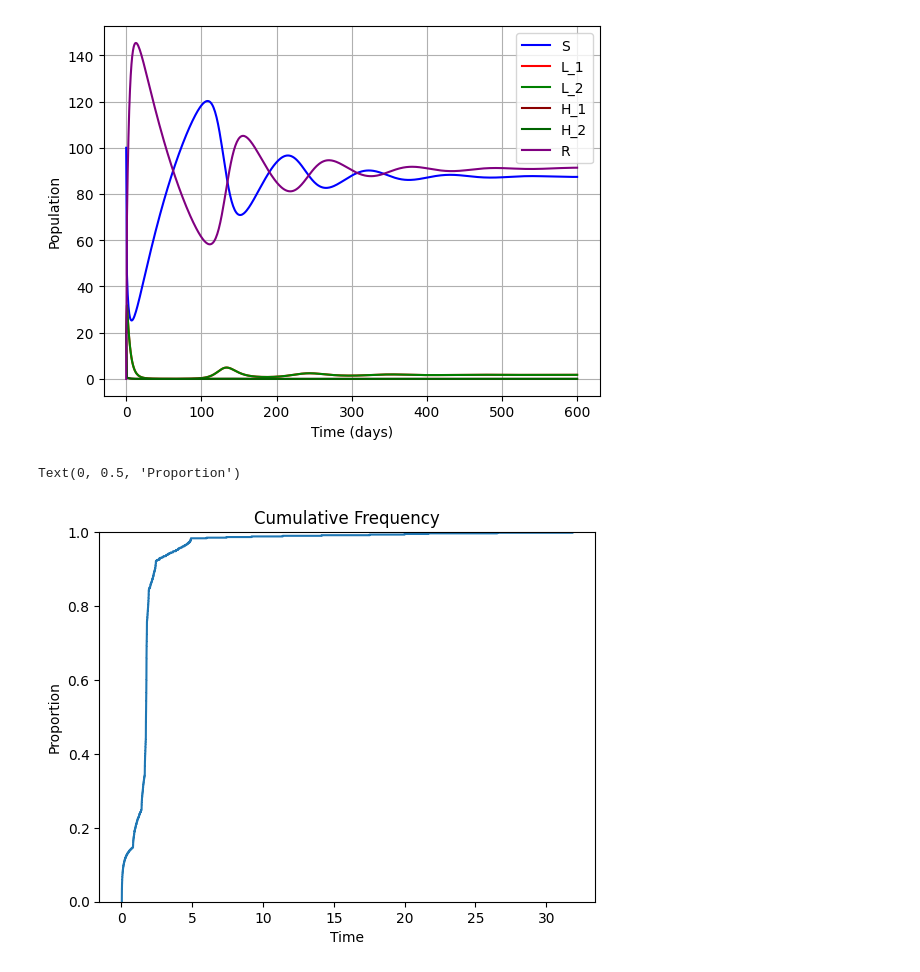
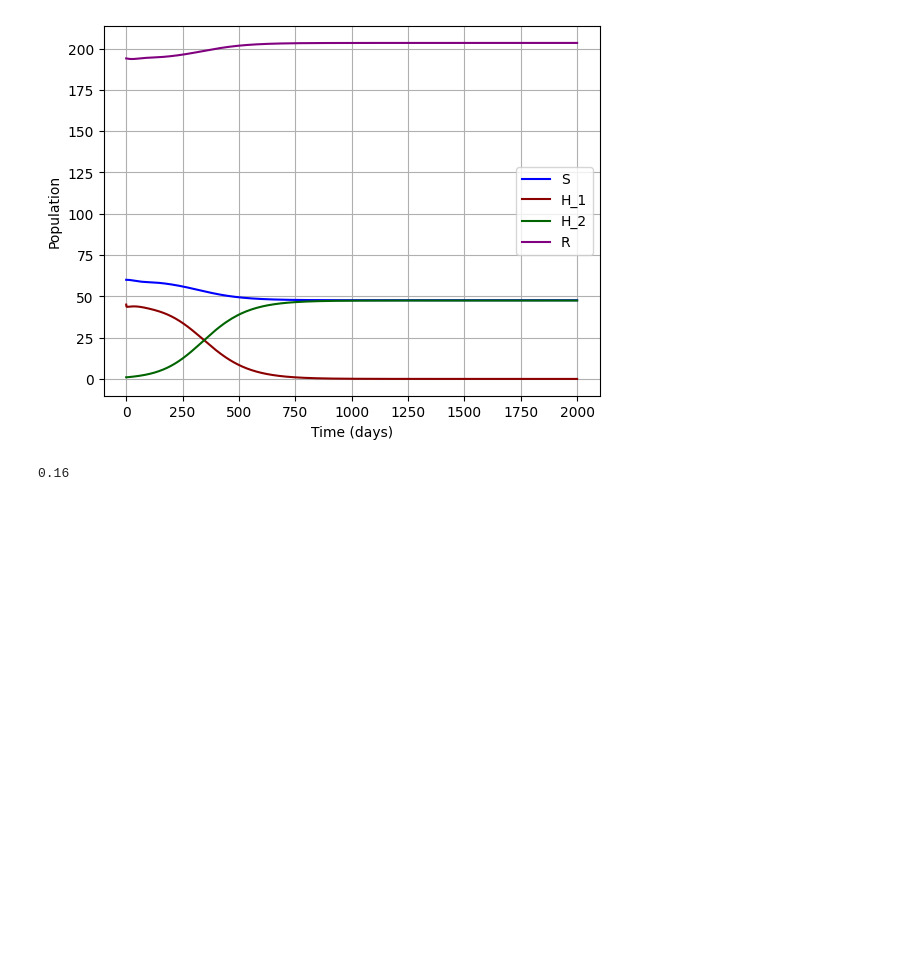
Before and after one commit to mcouture695/gt-quorumsensing-26, a Jupyter notebook: two-strain-slhr.ipynb, the cells around one changed output. Drawn from its saved outputs; the diff is of its cells as text; code cells hidden in the pictures; blank space fills up the shorter version.

```diff
--- a/two-strain-slhr.ipynb
+++ b/two-strain-slhr.ipynb
@@ -157,72 +143,87 @@ R0: 3.4281694622740746
 Lambda = .01
 mu = 0.0000333333 #1/lifespan of person
 #infection rates
-beta_1 = 0.24
-beta_2 = 0.24
+beta_1 = 0.24/(Lambda/mu)
+beta_2 = 0.3/(Lambda/mu)
 #eta_1 = 0
 #eta_2 = 0
 
 #progression rates
-alpha_1 = 2/7
-alpha_2 = 2/7
+alpha_1 = 1.46
+alpha_2 = 1.46
 #alpha = 1
 
 #competition: w = weight, relative competitive advantage of both strains + probability of being infected with the other
-
-w_1 = beta_1*(alpha_1/(alpha_1 + alpha_2))
-w_2 = beta_2*(alpha_2/(alpha_1 + alpha_2))
+c_1 = 0.5
+c_2 = 1-c_1
+w_1 = beta_1*c_1 #(alpha_1/(alpha_1 + alpha_2))
+w_2 = beta_2*c_2 #(alpha_2/(alpha_1 + alpha_2))
 
 #recovery rates
-gamma_1 = 21
-gamma_2 = 21
+gamma_1 = 1/21
+gamma_2 = 1/21
 
 iota = 1/90
 
 # we have removed the L_12 compartment, and instead have people who move directly from L_1 or L_2 to H_1 or H_2
+# def model(t, state):
+#     S, L_1, L_2, H_1, H_2, R = state
+#     dSdt = Lambda - beta_1*S*H_1 - beta_2*S*H_2 - mu*S + iota*R
+#     dL_1dt = beta_1*S*H_1 - w_2*L_1*H_2 - alpha_1*L_1 - mu*L_1
+#     dL_2dt = beta_2*S*H_2 - w_1*L_2*H_1 - alpha_2*L_2 - mu*L_2
+#     dH_1dt = alpha_1*L_1 + w_1*L_2*H_1 - gamma_1*H_1 - mu*H_1 #NOTE respective alpha added to L_12 coeff. to let c be a proportionality constant
+#     dH_2dt = alpha_2*L_2 + w_2*L_1*H_2 - gamma_2*H_2 - mu*H_2  #NOTE respective alpha added to L_12 coeff. to let c be a proportionality constant
+#     dRdt = gamma_1*H_1 + gamma_2*H_2 - mu*R - iota*R
+#     return [dSdt, dL_1dt, dL_2dt, dH_1dt, dH_2dt, dRdt]
+
 def model(t, state):
     S, L_1, L_2, H_1, H_2, R = state
-    dSdt = Lambda - beta_1*S*H_1 - beta_2*S*H_2 - mu*S + iota*R
-    dL_1dt = beta_1*S*H_1 - w_2*L_1*H_2 - alpha_1*L_1 - mu*L_1
-    dL_2dt = beta_2*S*H_2 - w_1*L_2*H_1 - alpha_2*L_2 - mu*L_2
-    dH_1dt = alpha_1*L_1 + w_1*L_2*H_1 - gamma_1*H_1 - mu*H_1 #NOTE respective alpha added to L_12 coeff. to let c be a proportionality constant
-    dH_2dt = alpha_2*L_2 + w_2*L_1*H_2 - gamma_2*H_2 - mu*H_2  #NOTE respective alpha added to L_12 coeff. to let c be a proportionality constant
-    dRdt = gamma_1*H_1 + gamma_2*H_2 - mu*R - iota*R
+    dSdt = - beta_1*S*H_1 - beta_2*S*H_2 + iota*R
+    dL_1dt = beta_1*S*H_1 - w_2*L_1*H_2 - alpha_1*L_1
+    dL_2dt = beta_2*S*H_2 - w_1*L_2*H_1 - alpha_2*L_2
+    dH_1dt = alpha_1*L_1 + w_1*L_2*H_1 - gamma_1*H_1 #NOTE respective alpha added to L_12 coeff. to let c be a proportionality constant
+    dH_2dt = alpha_2*L_2 + w_2*L_1*H_2 - gamma_2*H_2 #NOTE respective alpha added to L_12 coeff. to let c be a proportionality constant
+    dRdt = gamma_1*H_1 + gamma_2*H_2 - iota*R
     return [dSdt, dL_1dt, dL_2dt, dH_1dt, dH_2dt, dRdt]
 
-t_span = (0, 600)
-initial = (100, 20, 20, 20, 20, 0)
+t_span = (0, 2000)
+initial = (60, 0, 0, 45, 1, 194)
 
-t_evaluate = np.linspace(0, 600, 600)
+t_evaluate = np.linspace(0, 2000, 2000)
 
 sol = solve_ivp(fun = model, t_span = t_span, y0 = initial, method = 'RK45', t_eval = t_evaluate)
 
 
 plt.plot(sol.t, sol.y[0], label='S', color='blue')
-plt.plot(sol.t, sol.y[1], label='L_1', color='red')
-plt.plot(sol.t, sol.y[2], label='L_2', color='green')
+#plt.plot(sol.t, sol.y[1], label='L_1', color='red')
+#plt.plot(sol.t, sol.y[2], label='L_2', color='green')
 #plt.plot(sol.t, sol.y[3], label='L_12', color='orange')
 plt.plot(sol.t, sol.y[3], label='H_1', color='darkred')
 plt.plot(sol.t, sol.y[4], label='H_2', color='darkgreen')
 plt.plot(sol.t, sol.y[5], label='R', color='purple')
 plt.xlabel('Time (days)')
 plt.ylabel('Population')
 plt.legend()
 plt.grid(True)
 plt.show()
 
-data = sol.y[2]
-fig, ax = plt.subplots()
+# data = sol.y[2]
+# fig, ax = plt.subplots()
 
-# Plot the exact cumulative curve
-ax.ecdf(data, label="Cumulative Incidence")
+# # Plot the exact cumulative curve
+# ax.ecdf(data, label="Cumulative Incidence")
 
-ax.set_title("Cumulative Frequency")
-ax.set_xlabel("Time")
-ax.set_ylabel("Proportion")
+# ax.set_title("Cumulative Frequency")
+# ax.set_xlabel("Time")
+# ax.set_ylabel("Proportion")
 
 #print(sol.y[1])
 #print(sol.y[3])
 # %% [output]
-[figure, old version]
+[figure, new version]
-Text(0, 0.5, 'Proportion')
-[figure, removed]
+# %%
+#Calculating actual beta from effective beta values
+beta_1_real = beta_1*(alpha_1+alpha_2)/(2*alpha_1 + alpha_2)
+print(beta_1_real)
+# %% [output]
+0.16
```
Also changed, not shown: parts of 4 cells of this notebook.
